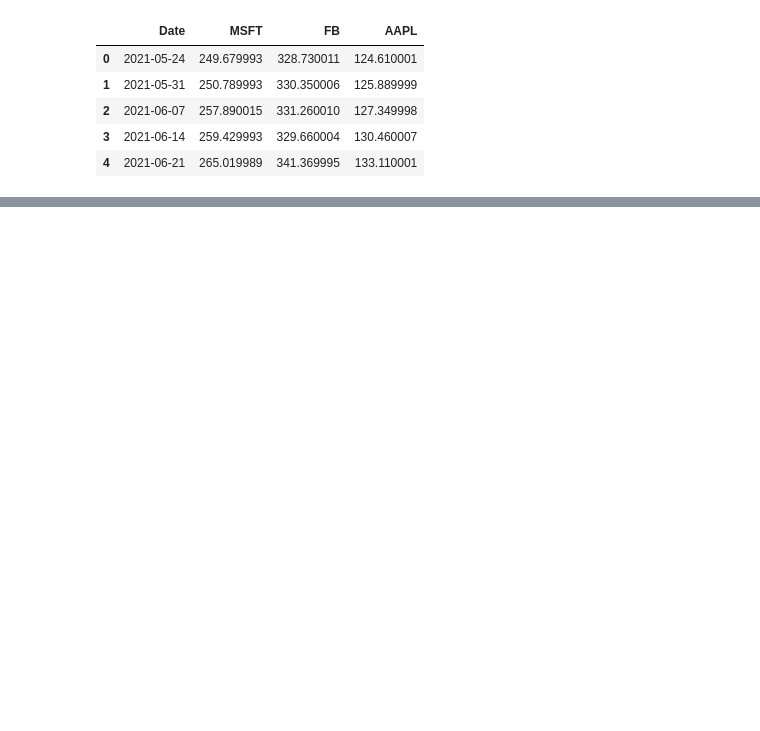
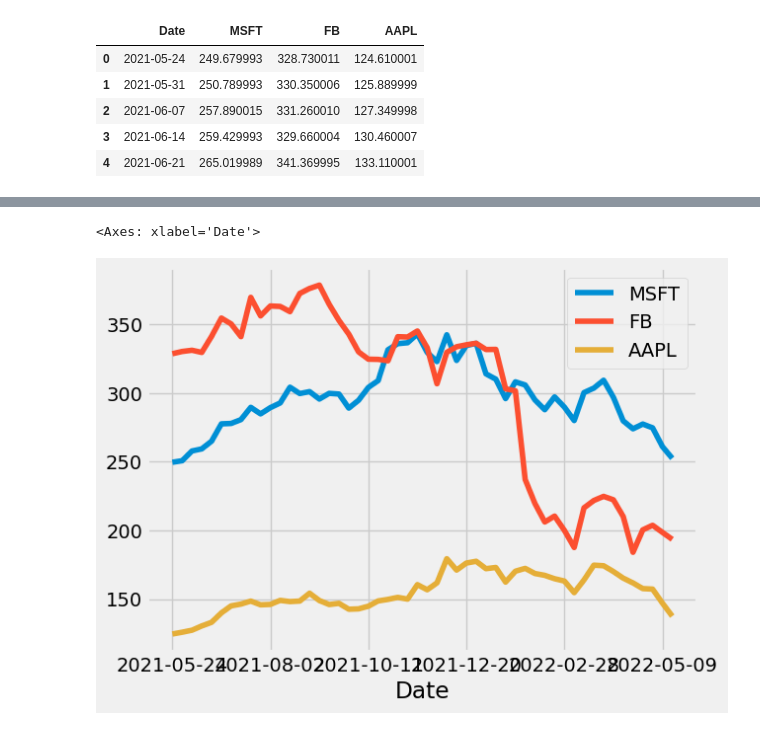
Before and after one commit to Vaidehi1005/MachineLearning, a Jupyter notebook: Matplotlib.ipynb, the cells around one changed output, grey strips where cells are left out. Cells and saved outputs as stored; diff of their text form; code cells hidden in the pictures; blank space fills up the shorter version.

```diff
--- a/Matplotlib.ipynb
+++ b/Matplotlib.ipynb
@@ -1049,0 +1024,5 @@ stocks.head()
+# %%
+stocks.plot(kind='line',x='Date')
+# %% [output]
+<Axes: xlabel='Date'>
+[figure, added]
```
Also changed, not shown: parts of 63 cells of this notebook.
